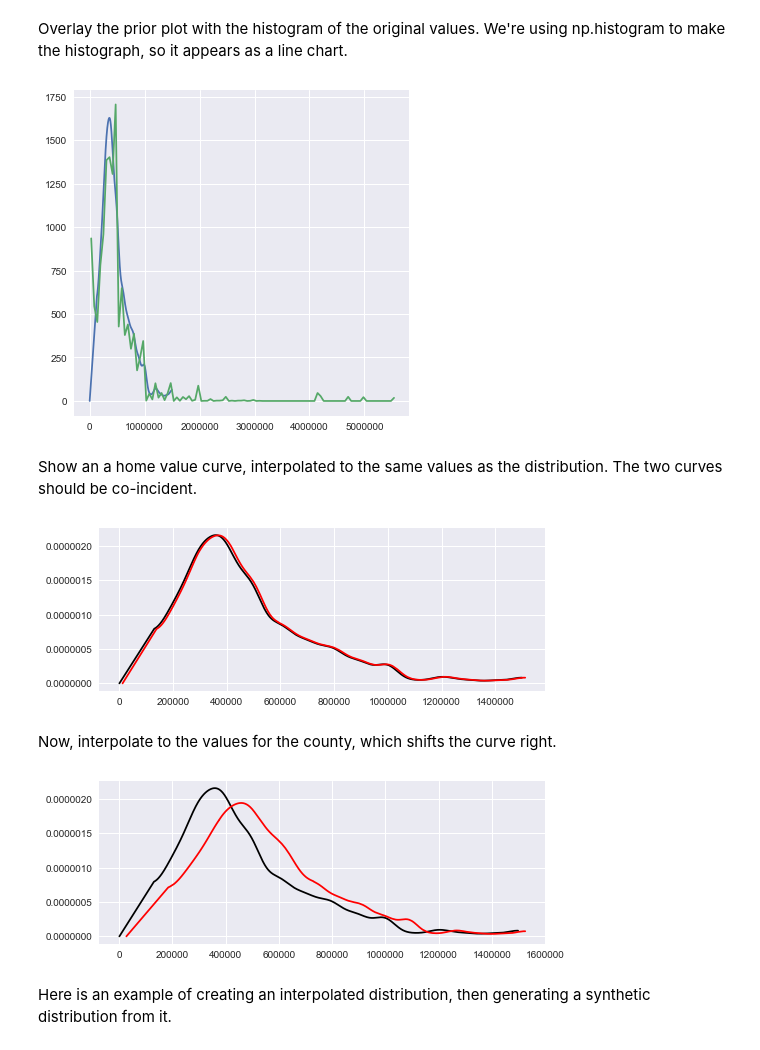
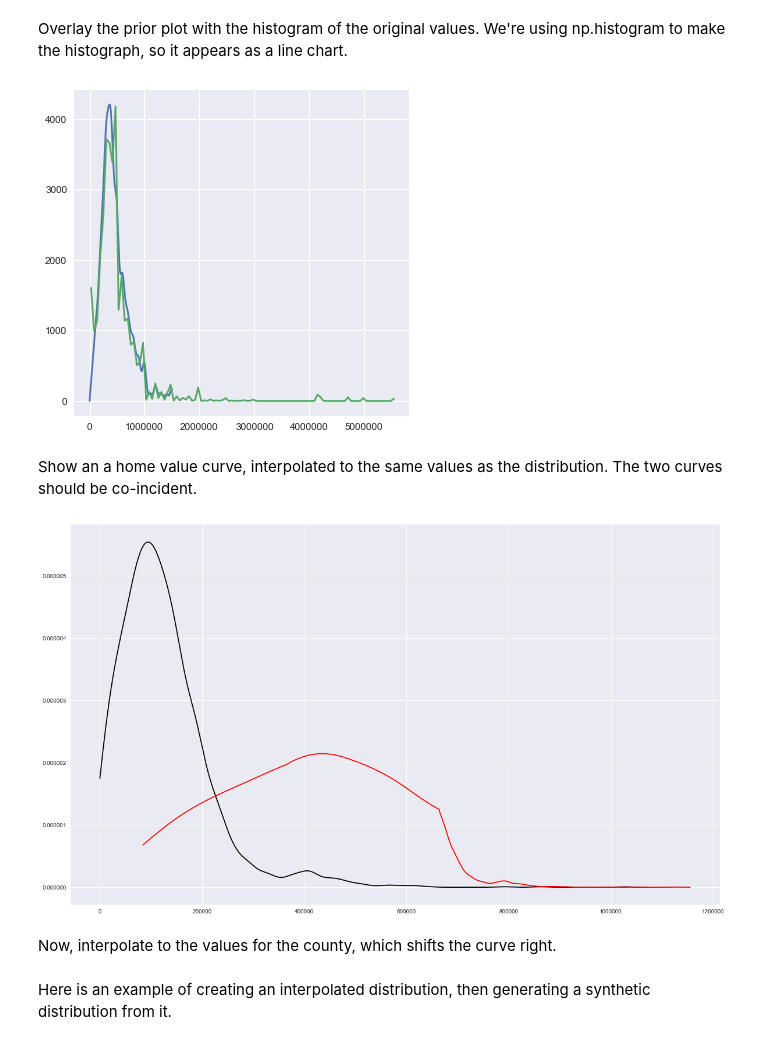
Before and after one commit to SDRDLAnalysts/data-projects, a Jupyter notebook: ipums.org/ipums.org-income_homevalue/notebooks/ipums.org-income_homevalue.ipynb, the cells around one changed output. Cells and saved outputs as stored; diff of their text form; code cells hidden in the pictures.

```diff
--- a/ipums.org/ipums.org-income_homevalue/notebooks/ipums.org-income_homevalue.ipynb
+++ b/ipums.org/ipums.org-income_homevalue/notebooks/ipums.org-income_homevalue.ipynb
@@ -99,9 +103,10 @@ con = sqlite3.connect("ipums.sqlite")
 senior_hh = pd.read_sql_query(
                        "SELECT DISTINCT SERIAL, HHWT, PERWT, HHINCOME, VALUEH "
                        "FROM ipums "
-                       "WHERE AGE >= 65 "
-                       "AND HHINCOME < 9999999 AND VALUEH < 9999999 "
-                       "AND STATEFIP = 6 AND COUNTYFIPS=73 ", con)
+                       "WHERE "
+                      # "AGE >= 65 AND "
+                       "HHINCOME < 9999999 AND VALUEH < 9999999 AND "
+                       "STATEFIP = 6 AND COUNTYFIPS=73 ", con)
 # %%
 # Since we're doing a probabilistic simulation, the easiest way to deal with the weight is just to repeat rows.
 # However, adding the weights doesn't change the statistics much, so they are turned off now, for speed.
@@ -266,31 +365,29 @@ ax.plot(s,d * sum(hist*bin_width));
 
 ax.plot(bin_middles, hist);
 # %% [output]
-[figure, old version]
+[figure, new version]
 # %% [markdown]
 Show an a home value curve, interpolated to the same values as the distribution. The two curves should be co-incident.
 # %%
 def plot_compare_curves(p25, p50, p75):
-    fig = plt.figure(figsize = (8,3))
+    fig = plt.figure(figsize = (20,12))
     ax = fig.add_subplot(111)
 
     sp, dp = interpolate_curve(s, d, p25, p50, p75)
 
     ax.plot(pd.Series(s), d, color='black');
     ax.plot(pd.Series(sp), dp, color='red');
 
 # Re-input the quantiles for the KDE
 # Curves should be co-incident
 plot_compare_curves(2.800000e+05,4.060000e+05,5.800000e+05)
 # %% [output]
-[figure, old version]
+[figure, new version]
 # %% [markdown]
 Now, interpolate to the values for the county, which shifts the curve right.
 # %%
 # Values for SD County home values
 plot_compare_curves(349100.0,485900.0,703200.0)
-# %% [output]
-[figure, removed]
 # %% [markdown]
 Here is an example of creating an interpolated distribution, then generating a synthetic distribution from it.
 # %%
```
Also changed, not shown: parts of 16 cells of this notebook, 1 other file.
